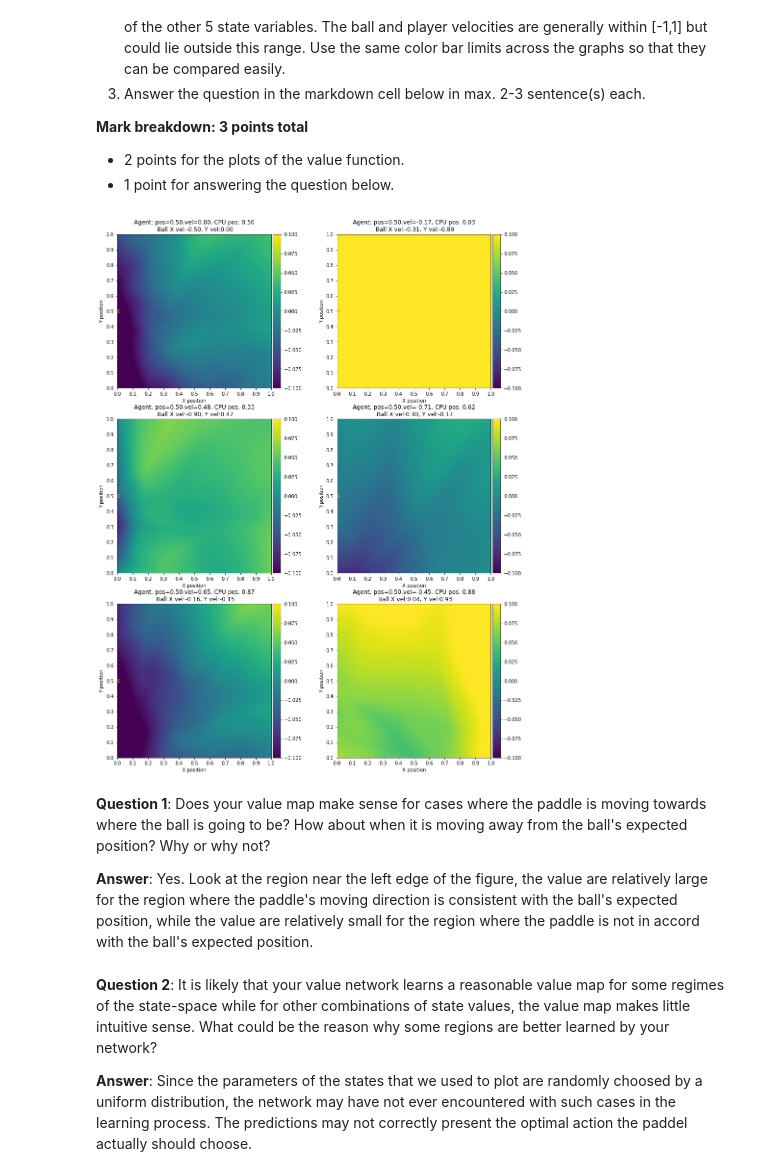
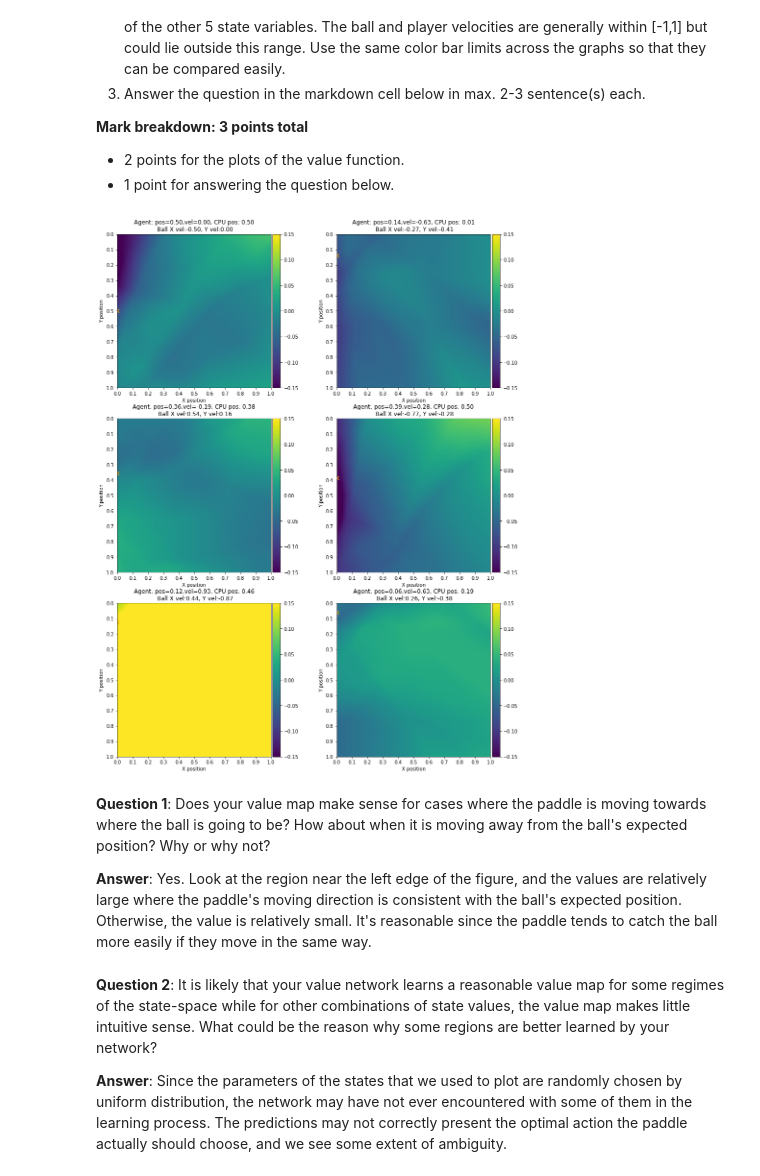
Before and after one commit to YitingZhang1997/ANN_2020_Pong, a Jupyter notebook: miniproject_rl.ipynb, the cells around one changed output. Saved outputs shown, nothing was run; the diff lists cells and outputs as text; code cells hidden in the pictures.

```diff
--- a/miniproject_rl.ipynb
+++ b/miniproject_rl.ipynb
@@ -372,7 +372,3 @@ def reward_design(observation):
 Here we give the outline of a python class that will represent the reinforcement learning agent (along with its decision-making network).
 
 **Throughout the course of the miniproject you will be modifying this class to add additional methods and functionality.**
-# %%
-x = np.asarray([1,2,3])
-i = 0
-x[:i+1]
@@ -710,7 +686,6 @@ Ideally, our value network should have learned to predict the relative values ac
 - 2 points for the plots of the value function.
 - 1 point for answering the question below.
 # %%
-# Working on this now.
 from mpl_toolkits.axes_grid1 import make_axes_locatable
 
 value_net = load_model('exercise_2_value_net.h5')
@@ -737,41 +712,42 @@ def get_pred(agent_pos=0.5,agent_vel=None,cpu_pos=None,ball_xVel=None,ball_yVel=
     xPos_list,yPos_list = np.linspace(0,1,100), np.linspace(0,1,100)
     valNet_pred = np.zeros([len(yPos_list),len(xPos_list)],'float32')
     for xPos,i in zip(xPos_list,range(len(xPos_list))):
-        for yPos,j in zip(reversed(yPos_list),range(len(yPos_list))):
+        for yPos,j in zip(yPos_list,range(len(yPos_list))):
             valNet_pred[j,i] = value_net.predict(get_state(agent_pos=agent_pos,\
                     cpu_pos=cpu_pos,ball_xPos=xPos, ball_yPos=yPos,ball_xVel=ball_xVel,ball_yVel=ball_yVel)).flatten()
     return valNet_pred,agent_pos,agent_vel,cpu_pos,ball_xVel,ball_yVel
 
 def plot_pred(fig,ax,agent_pos=0.5,agent_vel=0,cpu_pos=0.5,ball_xVel=-0.5,ball_yVel=0):
-    valNet_pred,agent_pos,agent_vel,cpu_pos,ball_xVel,ball_yVel = get_pred(agent_pos,agent_vel,cpu_pos,ball_xVel,ball_yVel)
-    colormap = ax.imshow(valNet_pred,interpolation='none',extent=[0,1,0,1])
+    valNet_pred,agent_pos,agent_vel,cpu_pos,ball_xVel,ball_yVel = get_pred(agent_pos=agent_pos,\
+                agent_vel=agent_vel,cpu_pos=cpu_pos,ball_xVel=ball_xVel,ball_yVel=ball_yVel)
+    colormap = ax.imshow(valNet_pred,interpolation='none',extent=[0,1,1,0])
     divider = make_axes_locatable(ax)
     cax = divider.append_axes("right", size="5%", pad=0.05)
-    colormap.set_clim(-0.1,0.1)
+    colormap.set_clim(-0.15,0.15)
     plt.colorbar(colormap,cax=cax)
-    ax.set_xticks(np.arange(0,1.01,0.1))
-    ax.set_yticks(np.arange(0,1.01,0.1))
     ax.set_xlabel('X position')
     ax.set_ylabel('Y position')
+    ax.set_xticks(np.arange(0,1.01,0.1))
+    ax.set_yticks(np.arange(1,-0.01,-0.1))
     ax.set_xlim([0,1])
-    ax.set_ylim([0,1])
+    ax.set_ylim([1,0])
     ax.set_title('Agent: pos={:.2f},vel={:.2f}, '.format(agent_pos,agent_vel)+'CPU pos: {:.2f}'.format(cpu_pos)+\
           '\n Ball X vel:{:.2f}, Y vel:{:.2f}'.format(ball_xVel,ball_yVel))
     ax.scatter(0,agent_pos,marker='x',s=60,color='orange')
 # %%
 fig,axes = plt.subplots(3,2,figsize=(15,20))
 for ax,i in zip(axes.ravel(),range(len(axes.ravel()))):
     if i == 0:
         plot_pred(fig,ax)
     else:
-        plot_pred(fig,ax,agent_vel=None,cpu_pos=None,ball_xVel=None,ball_yVel=None) # enbale random plot
+        plot_pred(fig,ax,agent_pos=np.random.rand(),agent_vel=None,cpu_pos=None,ball_xVel=None,ball_yVel=None) # enbale random plot
 # %% [output]
-[figure, old version]
+[figure, new version]
 # %% [markdown]
 **Question 1**: Does your value map make sense for cases where the paddle is moving towards where the ball is going to be? How about when it is moving away from the ball's expected position? Why or why not?
 
-**Answer**: Yes. Look at the region near the left edge of the figure, the value are relatively large for the region where the paddle's moving direction is consistent with the ball's expected position, while the value are relatively small for the region where the paddle is not in accord with the ball's expected position.
+**Answer**: Yes. Look at the region near the left edge of the figure, and the values are relatively large where the paddle's moving direction is consistent with the ball's expected position. Otherwise, the value is relatively small. It's reasonable since the paddle tends to catch the ball more easily if they move in the same way.
 # %% [markdown]
 **Question 2**: It is likely that your value network learns a reasonable value map for some regimes of the state-space while for other combinations of state values, the value map makes little intuitive sense. What could be the reason why some regions are better learned by your network?
 
-**Answer**: Since the parameters of the states that we used to plot are randomly choosed by a uniform distribution, the network may have not ever encountered with such cases in the learning process. The predictions may not correctly present the optimal action the paddel actually should choose.
+**Answer**: Since the parameters of the states that we used to plot are randomly chosen by uniform distribution, the network may have not ever encountered with some of them in the learning process. The predictions may not correctly present the optimal action the paddle actually should choose, and we see some extent of ambiguity.
```
Also changed, not shown: parts of 14 cells of this notebook.
